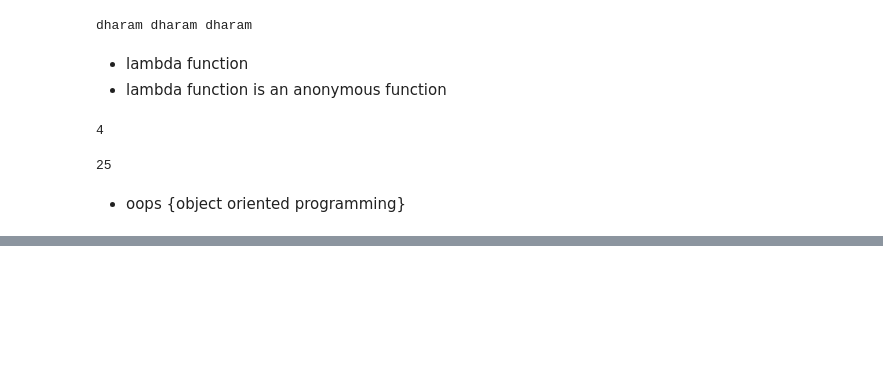
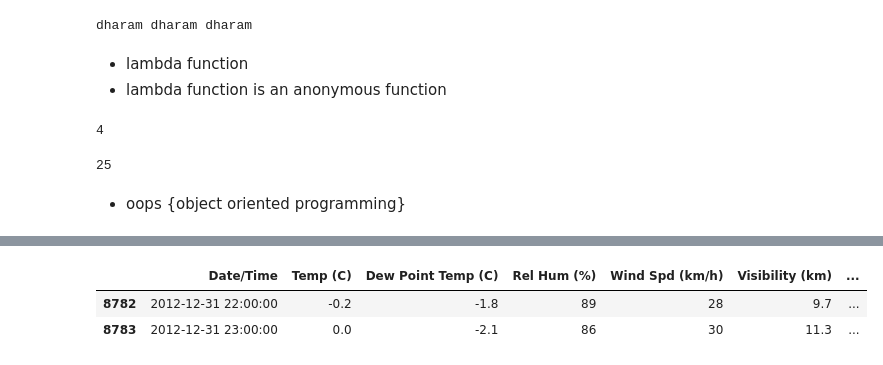
Before and after one commit to SPraveeen/iphone_data_analysis, a Jupyter notebook: python_basics.ipynb, the cells around one changed output, grey strips where cells are left out. Saved outputs shown, nothing was run; the diff lists cells and outputs as text; code cells hidden in the pictures; blank space fills up the shorter version.

```diff
--- a/python_basics.ipynb
+++ b/python_basics.ipynb
@@ -435,0 +685,6 @@ sq_lambda(5)
+# %%
+weather_df.tail(2)
+# %% [output]
+|  | Date/Time | Temp (C) | Dew Point Temp (C) | Rel Hum (%) | Wind Spd (km/h) | Visibility (km) | ... |
+| 8782 | 2012-12-31 22:00:00 | -0.2 | -1.8 | 89 | 28 | 9.7 | ... |
+| 8783 | 2012-12-31 23:00:00 | 0.0 | -2.1 | 86 | 30 | 11.3 | ... |
```
Also changed, not shown: parts of 44 cells of this notebook, 1 other file.
